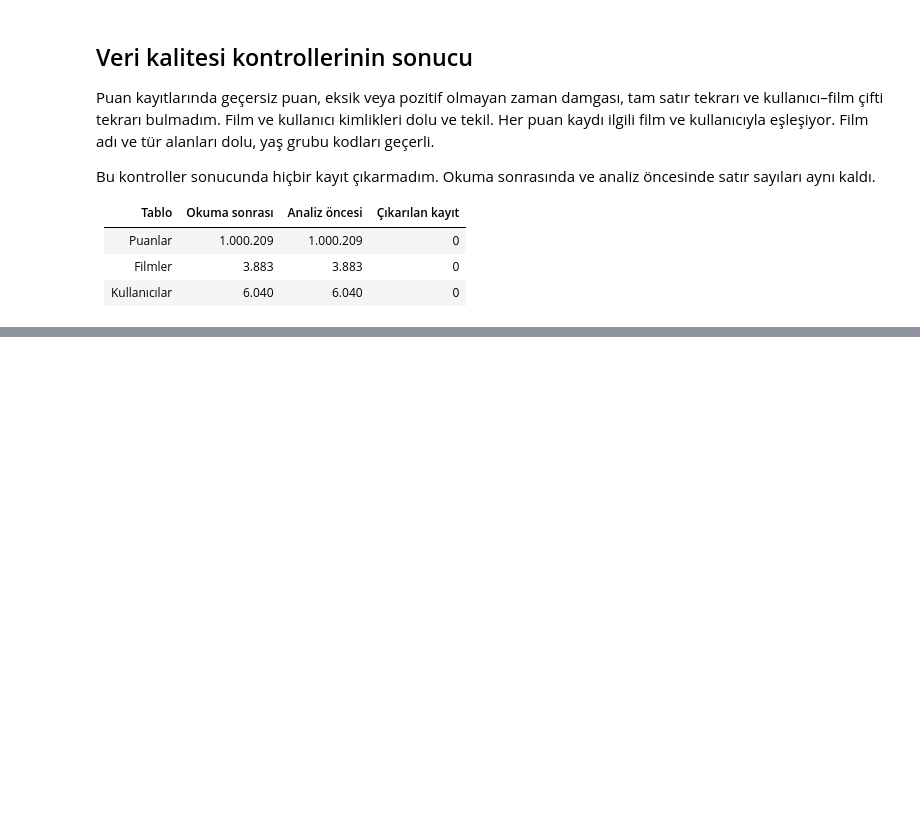
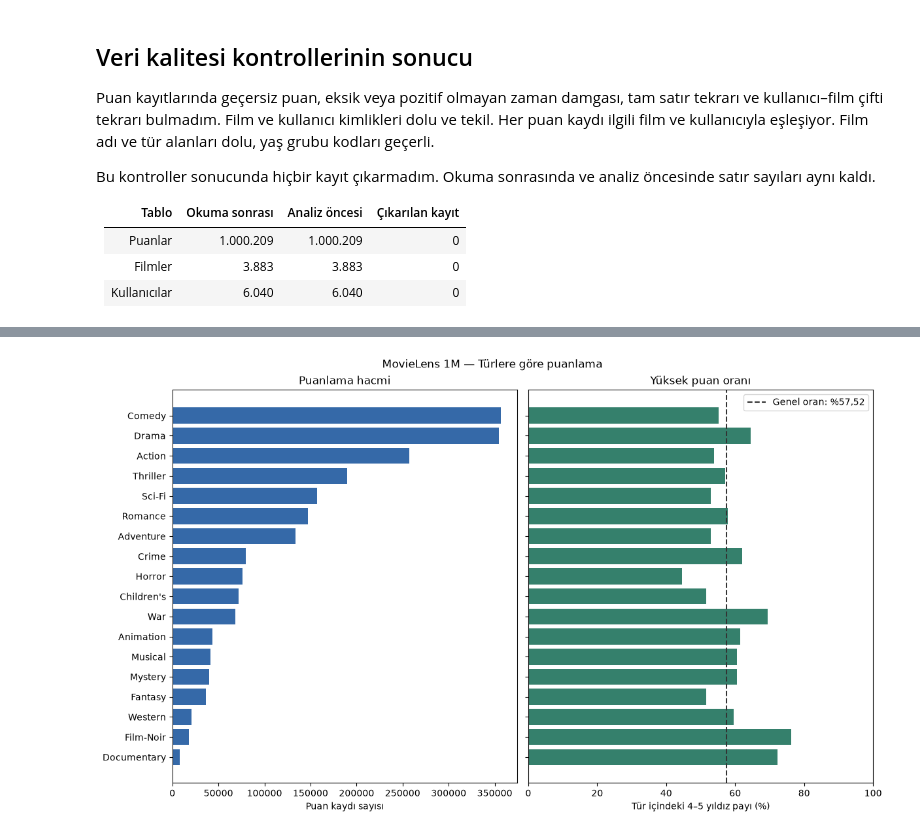
Before and after one commit to busrakurunceng/MovieLensAtlas, a Jupyter notebook: notebooks/MovieLensAtlas.ipynb, the cells around one changed output, grey strips where cells are left out. Saved outputs shown, nothing was run; the diff lists cells and outputs as text; code cells hidden in the pictures; blank space fills up the shorter version.

```diff
--- a/notebooks/MovieLensAtlas.ipynb
+++ b/notebooks/MovieLensAtlas.ipynb
@@ -453,0 +540,16 @@ ve analiz öncesinde satır sayıları aynı kaldı.
+# %%
+ratings_with_movies = ratings.join(
+    movies.select("MovieID", "Title", "Genres"),
+    on="MovieID",
+    how="inner",
+)
+
+joined_rating_count = ratings_with_movies.count()
+
+print("Birleştirme öncesi:", total_ratings)
+print("Birleştirme sonrası:", joined_rating_count)
+print("Satır farkı:", joined_rating_count - total_ratings)
+
+ratings_with_movies.select(
+    "UserID", "MovieID", "Rating", "Title", "Genres"
+).show(5, truncate=False)
@@ -453,0 +677,34 @@ ve analiz öncesinde satır sayıları aynı kaldı.
+# %%
+genre_plot = genre_summary.select(
+    "Genre", "rating_count", "high_rating_pct"
+).toPandas()
+
+overall_high_pct = rating_plot.loc[
+    rating_plot["Rating"].isin([4, 5]), "rating_pct"
+].sum()
+
+fig, (ax_count, ax_pct) = plt.subplots(
+    1, 2, figsize=(12, 7), sharey=True, layout="constrained"
+)
+
+ax_count.barh(genre_plot["Genre"], genre_plot["rating_count"], color="#3569A8")
+ax_count.invert_yaxis()
+ax_count.set_title("Puanlama hacmi")
+ax_count.set_xlabel("Puan kaydı sayısı")
+
+ax_pct.barh(genre_plot["Genre"], genre_plot["high_rating_pct"], color="#35806C")
+ax_pct.axvline(
+    overall_high_pct,
+    color="#333333",
+    linestyle="--",
+    label=f"Genel oran: %{overall_high_pct:.2f}".replace(".", ","),
+)
+ax_pct.set_xlim(0, 100)
+ax_pct.set_title("Yüksek puan oranı")
+ax_pct.set_xlabel("Tür içindeki 4–5 yıldız payı (%)")
+ax_pct.legend(loc="upper right")
+
+fig.suptitle("MovieLens 1M — Türlere göre puanlama")
+plt.show()
+# %% [output]
+[figure, added]
```
Also changed, not shown: parts of 13 cells of this notebook, 1 other file.
